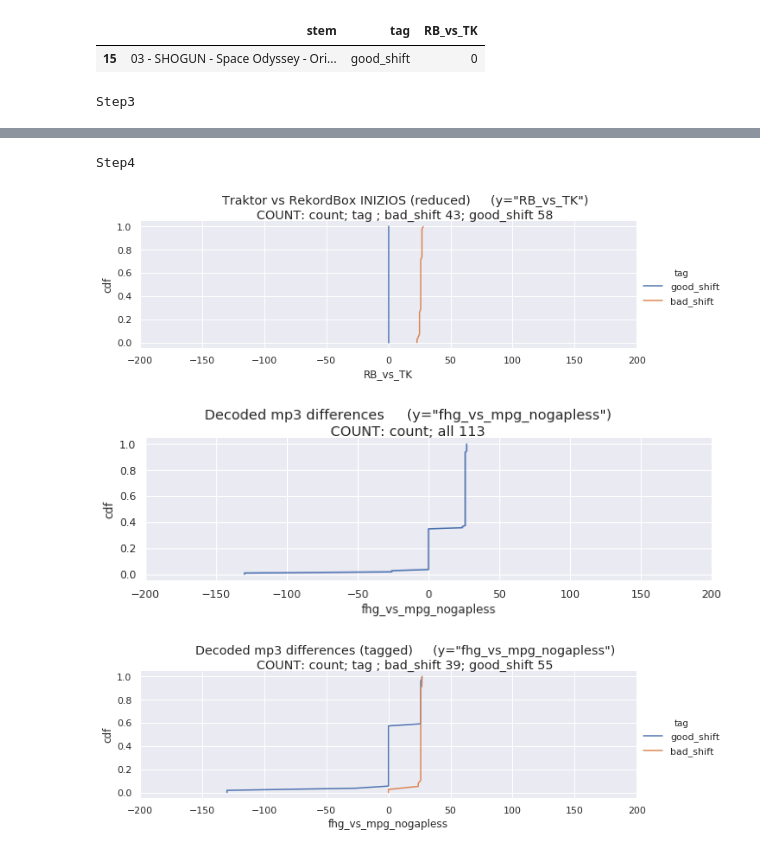
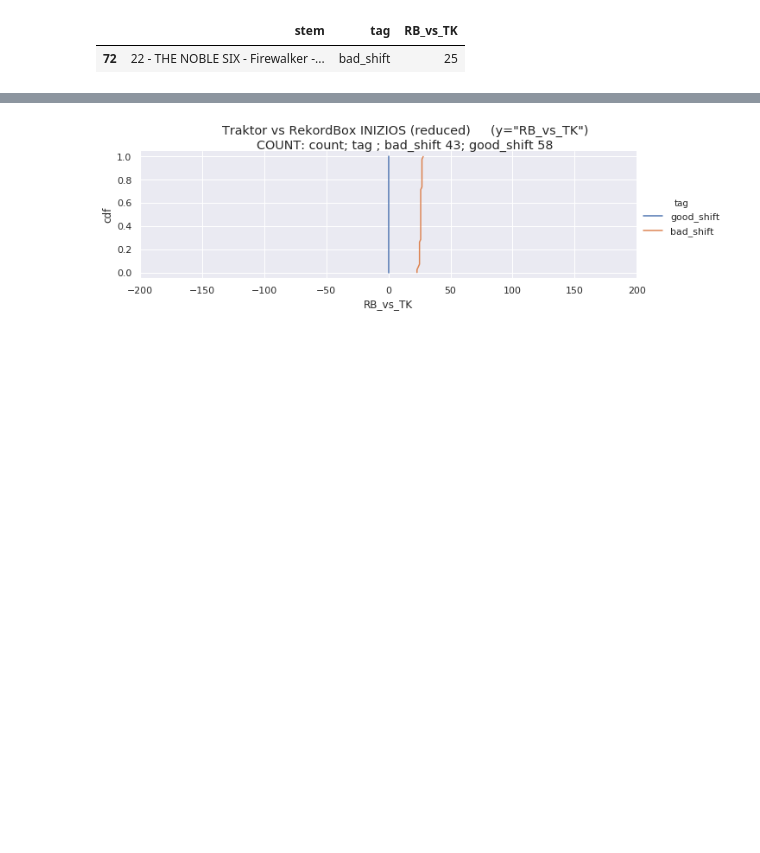
Before and after one commit to pestrela/music, a Jupyter notebook: offsets/fhg/bin/Analyse FHG.ipynb, the cells around one changed output, grey strips where cells are left out. Saved outputs shown, nothing was run; the diff lists cells and outputs as text; code cells hidden in the pictures; blank space fills up the shorter version.

```diff
--- a/offsets/fhg/bin/Analyse FHG.ipynb
+++ b/offsets/fhg/bin/Analyse FHG.ipynb
@@ -957,7 +1064,6 @@ options = {
 
 }
 # %%
-
 if True:
     file_tk="2 - TK - only small tagged dataset.xml"
     #file_rb="4 - RB - export of files just imported - small.xml"
@@ -968,16 +1074,5 @@ if True:
 
     input_df = step1_read_dj_collections(input_df1, input_df2)
     collection_df = step2_massage_dj_collections(input_df)
-
-
-mp3_encoder_file="mp3_encoder.csv"
-mp3_offset_file="mp3_offset.csv"
-info_df = step3_read_csv_files(mp3_encoder_file, mp3_offset_file)
-do_cdf_plot_breakdown_tag(info_df, ['fhg_vs_mpg_nogapless'], None, title='Decoded mp3 differences')
-
-print("Step4")
-merge_df = pd.merge(collection_df, info_df, on='stem')
-df_preview_debug(merge_df)
-do_cdf_plot_breakdown_tag(merge_df, [ 'fhg_vs_mpg_nogapless'], ['tag'], title='Decoded mp3 differences (tagged)')
 # %% [output]
 WARNING: dropping file on (TK): 01 - ABOVE AND BEYOND FT. ALEX VARGAS - All Over The World - Above And Beyond Club Mix
@@ -989,9 +1084,8 @@ WARNING: dropping file on RB: ESTIVA - Blossom - Extended Mix
 
 
 Done reading RB collection. Total entries was 112
 
 
 Doing step1
 |  | stem | tag | RB_vs_TK |
-| 15 | 03 - SHOGUN - Space Odyssey - Ori... | good_shift | 0 |
+| 72 | 22 - THE NOBLE SIX - Firewalker -... | bad_shift | 25 |
-Step3
@@ -1000,4 +1092 @@ Step3
-Step4
 [figure]
-[figure, removed]
-[figure, removed]
```
Also changed, not shown: parts of 7 cells of this notebook.
